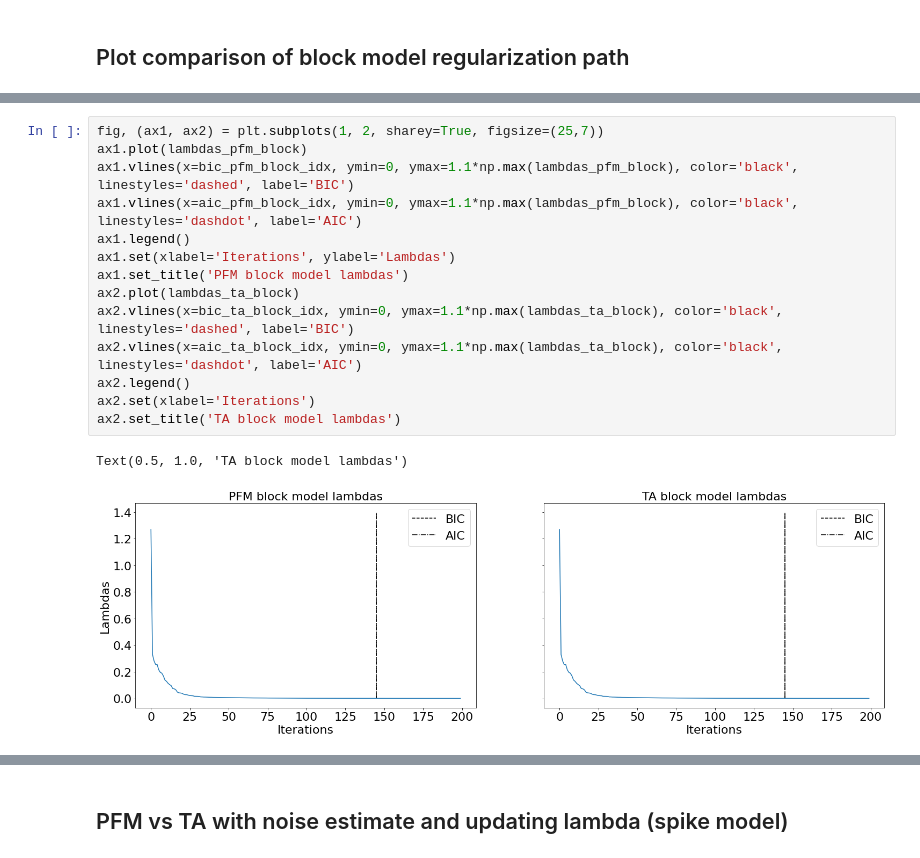
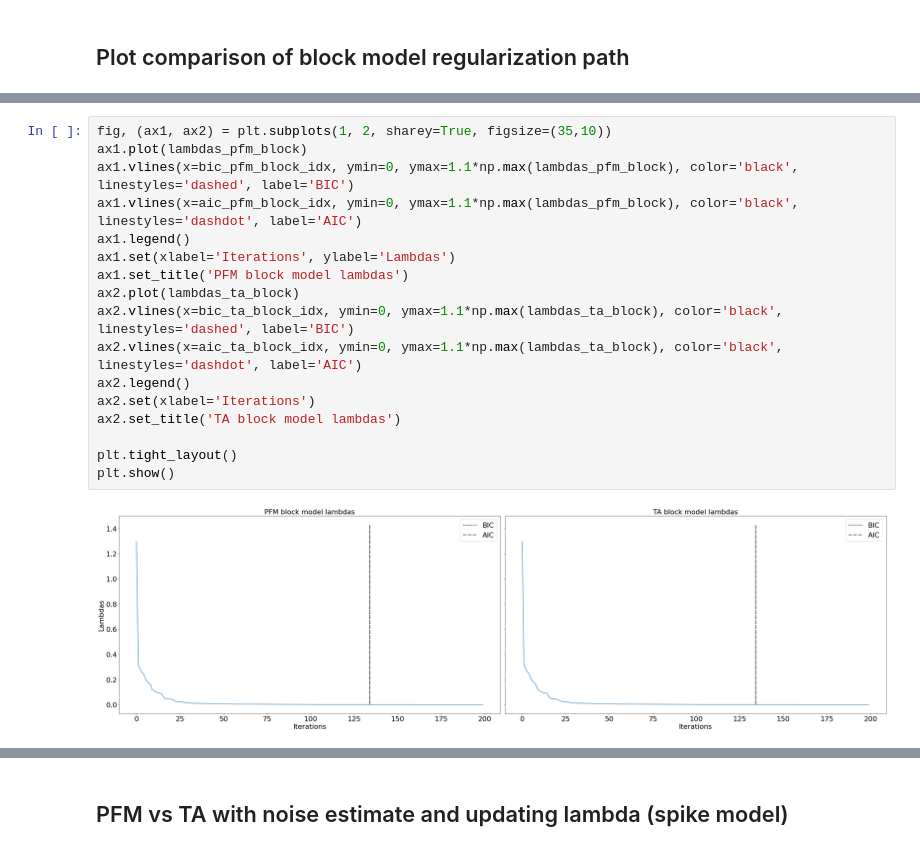
Before and after one commit to eurunuela/pfm_vs_ta, a Jupyter notebook: code/simulations_snr_20.ipynb, the cells around one changed output, grey strips where cells are left out. Cells and saved outputs as stored; diff of their text form.

```diff
--- a/code/simulations_snr_20.ipynb
+++ b/code/simulations_snr_20.ipynb
@@ -391,18 +385,20 @@ fig.colorbar(im, ax=[ax1, ax2], shrink=0.77)
 # %%
-fig, (ax1, ax2) = plt.subplots(1, 2, sharey=True, figsize=(25,7))
+fig, (ax1, ax2) = plt.subplots(1, 2, sharey=True, figsize=(35,10))
 ax1.plot(lambdas_pfm_block)
 ax1.vlines(x=bic_pfm_block_idx, ymin=0, ymax=1.1*np.max(lambdas_pfm_block), color='black', linestyles='dashed', label='BIC')
 ax1.vlines(x=aic_pfm_block_idx, ymin=0, ymax=1.1*np.max(lambdas_pfm_block), color='black', linestyles='dashdot', label='AIC')
 ax1.legend()
 ax1.set(xlabel='Iterations', ylabel='Lambdas')
 ax1.set_title('PFM block model lambdas')
 ax2.plot(lambdas_ta_block)
 ax2.vlines(x=bic_ta_block_idx, ymin=0, ymax=1.1*np.max(lambdas_ta_block), color='black', linestyles='dashed', label='BIC')
 ax2.vlines(x=aic_ta_block_idx, ymin=0, ymax=1.1*np.max(lambdas_ta_block), color='black', linestyles='dashdot', label='AIC')
 ax2.legend()
 ax2.set(xlabel='Iterations')
 ax2.set_title('TA block model lambdas')
+
+plt.tight_layout()
+plt.show()
 # %% [output]
-Text(0.5, 1.0, 'TA block model lambdas')
-[figure, old version]
+[figure, new version]
 # %%
```
Also changed, not shown: parts of 19 cells of this notebook, 2 other files.
